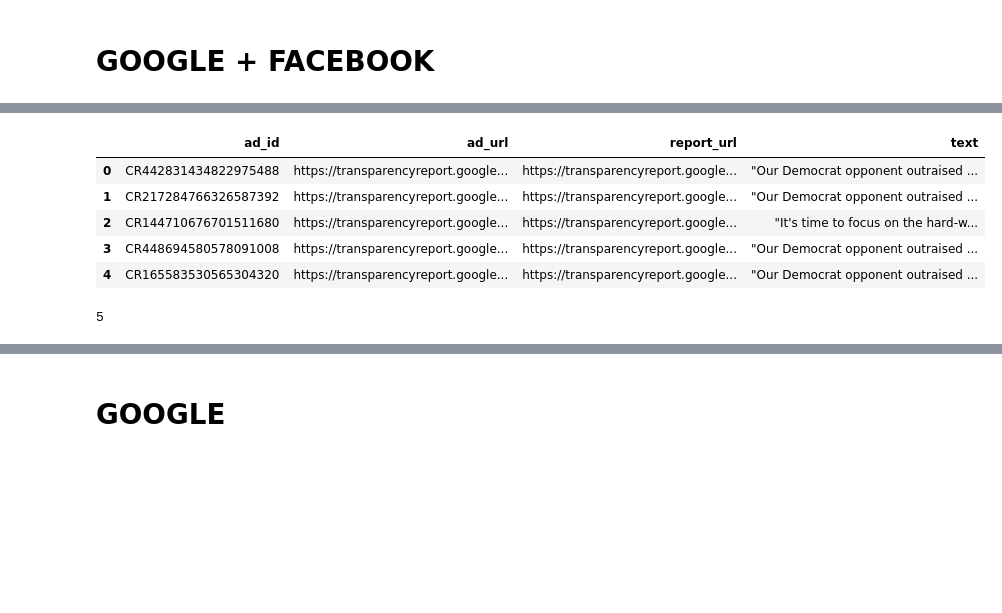
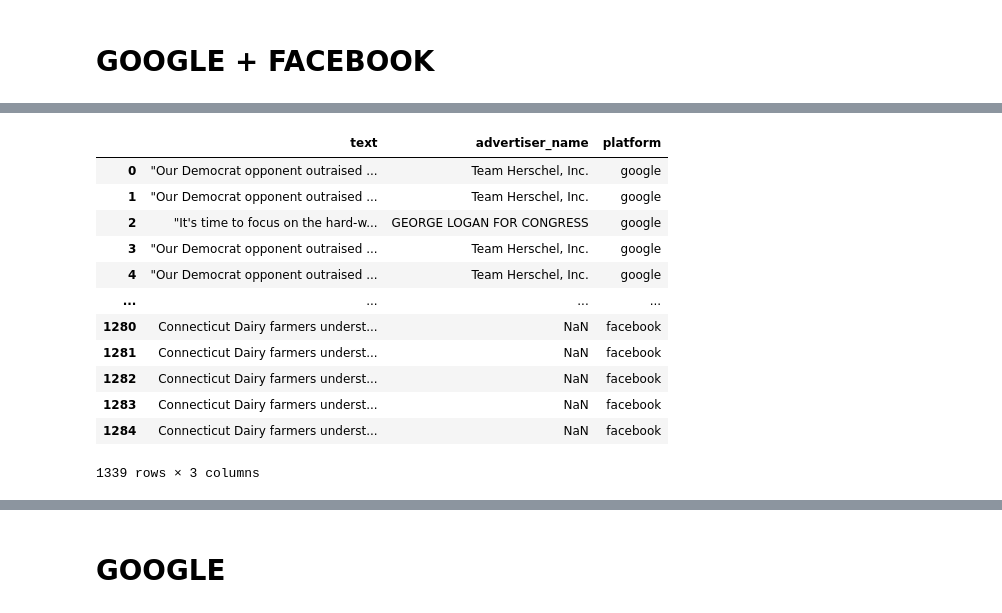
Before and after one commit to sfchronicle/ml-political-ads, a Jupyter notebook: ads_anaylsis_CT.ipynb, the cells around one changed output, grey strips where cells are left out. Saved outputs shown, nothing was run; the diff lists cells and outputs as text; code cells hidden in the pictures; blank space fills up the shorter version.

```diff
--- a/ads_anaylsis_CT.ipynb
+++ b/ads_anaylsis_CT.ipynb
@@ -9,26 +10,4 @@ from spacy.matcher import PhraseMatcher
 # %% [markdown]
 # GOOGLE + FACEBOOK
-# %%
-def get_text_from_csv(fn): # get ad's text from csv file, return a dataframe with text, ad_id,ad_url, and report_url
-    df = pd.read_csv(fn)
-    df = df[df['ad_type'] == 'Text'].reset_index(drop = True) # only get text ads
-    df_url = df[['ad_id','ad_url']].reset_index(drop = True) # get the urls
-    urls = df_url['ad_url'].to_list() # create a list so we could get the report_urls
-    report_urls = []
-    for url in urls:
-        entity_id = url.split('/')[-3]
-        creative_id = url.split('/')[-1]
-        report_url = 'https://transparencyreport.google.com/transparencyreport/api/v3/politicalads/creatives/details?entity_id={}&creative_id={}&hl=en'.format(entity_id,creative_id)
-        report_urls.append(report_url)
-    df_report = pd.DataFrame(report_urls).rename(columns = {0:'report_url'})
-    ad_text = [] # get texts from reports
-    for report_url in report_urls:
-        response = requests.get(report_url)
-        text = response.text.split('"]')[0].split('[')[-1]
-        ad_text.append(text)
-    df_text = pd.DataFrame(ad_text).rename(columns = {0:'text'})
-    df_new = df[df['ad_type']=='Text'][['ad_id','ad_url']].reset_index(drop = True)
-    df = pd.concat([df_new,df_report,df_text],axis=1)
-    return df
 # %%
 google_df = get_text_from_csv('GoogleAds/CT.csv')
@@ -48,8 +33,4 @@ memory usage: 1.8+ KB
 # %%
-# read facebook ads
-facebook_df = pd.read_csv('FacebookAds/Connecticut.csv')
-# only keep text column
-facebook_df.drop(columns = ['Unnamed: 0','byline'],inplace = True)
-pd.set_option('display.max_colwidth', None)
-facebook_df.info()
+facebook_df = read_fb('FacebookAds/Connecticut.csv')
+facebook_df
 # %% [output]
@@ -64,19 +50,18 @@ memory usage: 10.2+ KB
 # %%
 # cncat google_df and facebook_df by 'text'
 df_text = pd.concat([google_df,facebook_df])
-df_text.head()
+df_text
 # %% [output]
-|  | ad_id | ad_url | report_url | text |
-| 0 | CR442831434822975488 | https://transparencyreport.google... | https://transparencyreport.google... | "Our Democrat opponent outraised ... |
-| 1 | CR217284766326587392 | https://transparencyreport.google... | https://transparencyreport.google... | "Our Democrat opponent outraised ... |
-| 2 | CR144710676701511680 | https://transparencyreport.google... | https://transparencyreport.google... | "It's time to focus on the hard-w... |
-| 3 | CR448694580578091008 | https://transparencyreport.google... | https://transparencyreport.google... | "Our Democrat opponent outraised ... |
-| 4 | CR165583530565304320 | https://transparencyreport.google... | https://transparencyreport.google... | "Our Democrat opponent outraised ... |
+|  | text | advertiser_name | platform |
+| 0 | "Our Democrat opponent outraised ... | Team Herschel, Inc. | google |
+| 1 | "Our Democrat opponent outraised ... | Team Herschel, Inc. | google |
+| 2 | "It's time to focus on the hard-w... | GEORGE LOGAN FOR CONGRESS | google |
+| 3 | "Our Democrat opponent outraised ... | Team Herschel, Inc. | google |
+| 4 | "Our Democrat opponent outraised ... | Team Herschel, Inc. | google |
+| ... | ... | ... | ... |
+| 1280 | Connecticut Dairy farmers underst... | NaN | facebook |
+| 1281 | Connecticut Dairy farmers underst... | NaN | facebook |
+| 1282 | Connecticut Dairy farmers underst... | NaN | facebook |
+| 1283 | Connecticut Dairy farmers underst... | NaN | facebook |
+| 1284 | Connecticut Dairy farmers underst... | NaN | facebook |
+1339 rows × 3 columns
-# %%
-# check the dataset
-if df_text['text'].isnull().sum():
-    print (df_text['text'].isnull().sum())
-    df_text = df_text[df_text['text'].notnull()]
-    df_text.reset_index(drop=True,inplace=True)
-# %% [output]
-5
```
Also changed, not shown: parts of 28 cells of this notebook, 14 other files.
